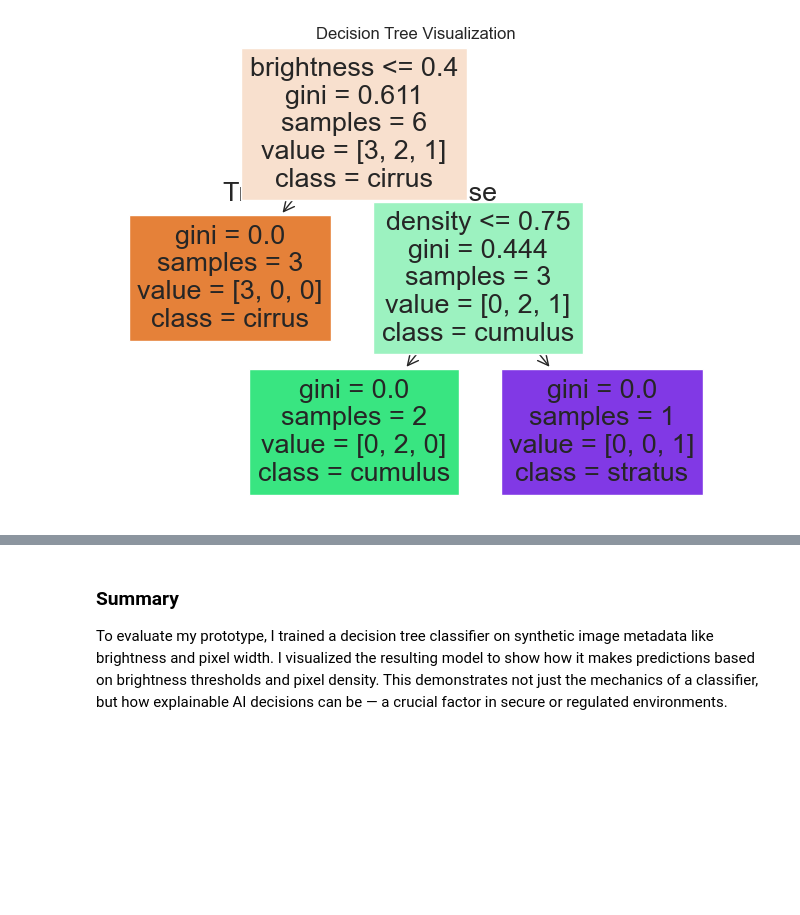
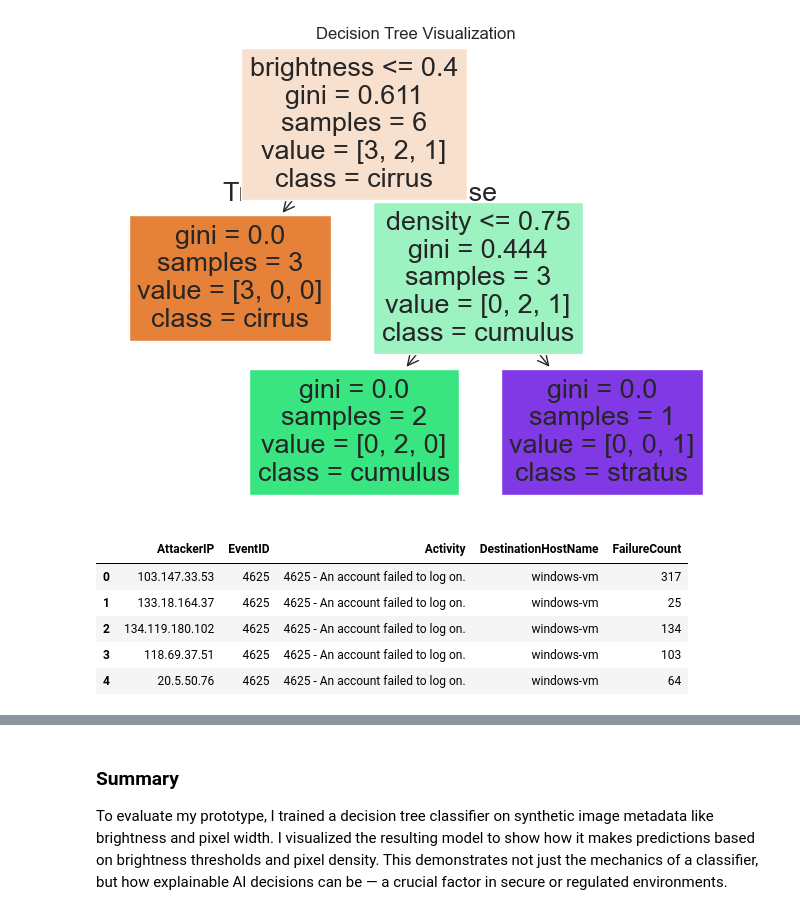
Before and after one commit to tristach/rakuten-ML-cloud-cover, a Jupyter notebook: notebooks/rakuten-ml-prototype.ipynb, the cells around one changed output, grey strips where cells are left out. Drawn from its saved outputs; the diff is of its cells as text; code cells hidden in the pictures; blank space fills up the shorter version.

```diff
--- a/notebooks/rakuten-ml-prototype.ipynb
+++ b/notebooks/rakuten-ml-prototype.ipynb
@@ -200,3 +200,13 @@ plt.title("Decision Tree Visualization")
 plt.show()
 # %% [output]
 [figure]
+# %%
+df = pd.read_csv("data/query_data.csv")
+df.head()
+# %% [output]
+|  | AttackerIP | EventID | Activity | DestinationHostName | FailureCount |
+| 0 | 103.147.33.53 | 4625 | 4625 - An account failed to log on. | windows-vm | 317 |
+| 1 | 133.18.164.37 | 4625 | 4625 - An account failed to log on. | windows-vm | 25 |
+| 2 | 134.119.180.102 | 4625 | 4625 - An account failed to log on. | windows-vm | 134 |
+| 3 | 118.69.37.51 | 4625 | 4625 - An account failed to log on. | windows-vm | 103 |
+| 4 | 20.5.50.76 | 4625 | 4625 - An account failed to log on. | windows-vm | 64 |
```
Also changed, not shown: parts of 3 cells of this notebook, 1 other file.
